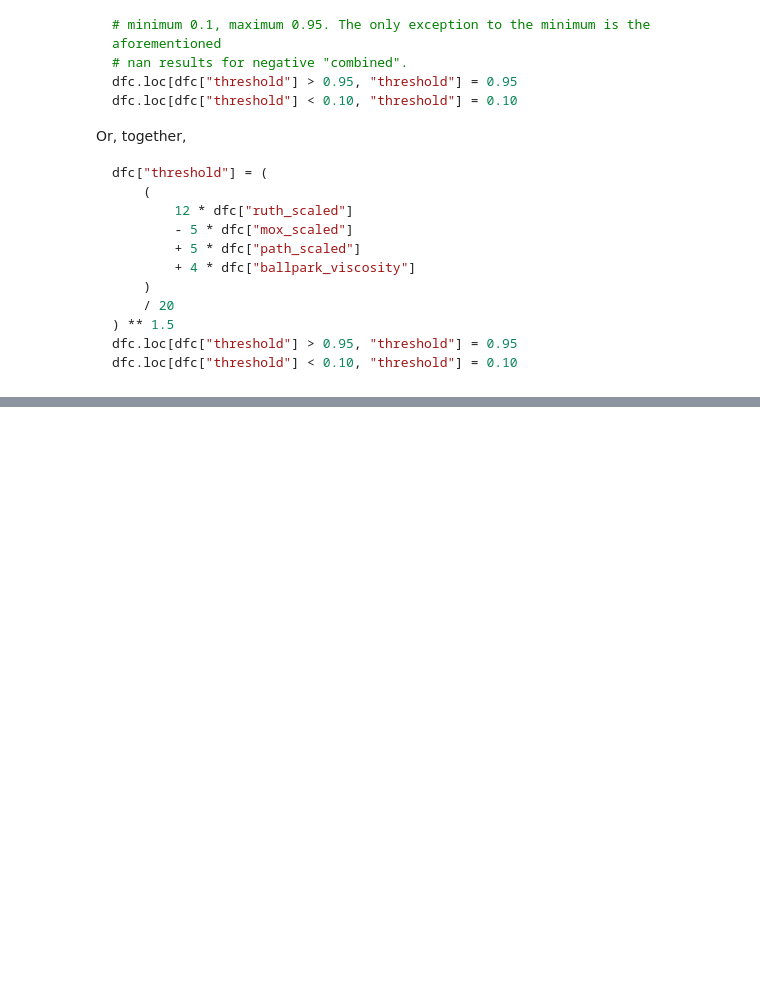
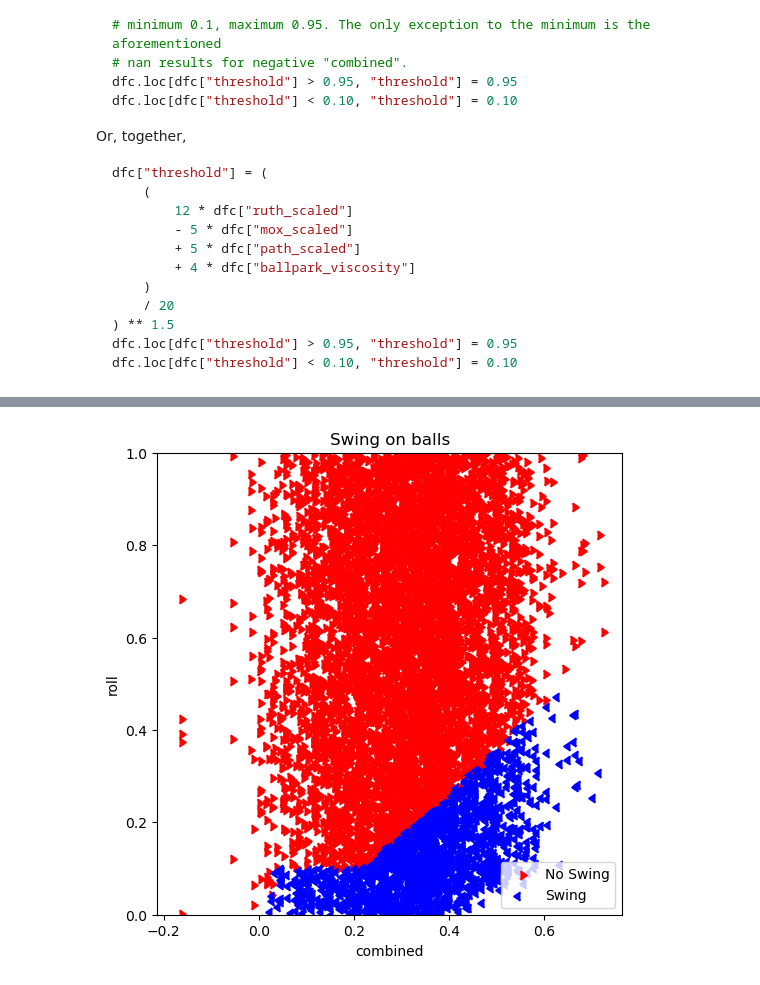
Before and after one commit to xSke/resim, a Jupyter notebook: notebooks/swing_on_ball.ipynb, the cells around one changed output, grey strips where cells are left out. Saved outputs shown, nothing was run; the diff lists cells and outputs as text; code cells hidden in the pictures; blank space fills up the shorter version.

Commit message:
swing-on-ball progress

```diff
--- a/notebooks/swing_on_ball.ipynb
+++ b/notebooks/swing_on_ball.ipynb
@@ -129,0 +322,33 @@ dfc["combined_log"] = np.log(dfc["combined"])
+# %%
+x_val = "combined"
+y_val = "roll"
+fig, ax = plt.subplots(1, figsize=(6, 6))
+
+ax.scatter(
+    dfc[~dfc["passed"]][x_val],
+    dfc[~dfc["passed"]][y_val],
+    color="red",
+    label="No Swing",
+    marker=CARETRIGHTBASE,
+)
+ax.scatter(
+    dfc[dfc["passed"]][x_val],
+    dfc[dfc["passed"]][y_val],
+    color="blue",
+    label="Swing",
+    marker=CARETLEFTBASE,
+)
+
+ax.set_xlabel(x_val)
+ax.set_ylabel(y_val)
+ax.set_title(f"Swing on balls")
+# ax.set_ylim(0, 1)
+if x_val == "threshold" or x_val == "svc":
+    ax.plot(ax.get_xlim(), ax.get_xlim())
+
+ax.legend(loc="lower right")
+ax.set_ylim(0, 1.0)
+# ax.set_xlim(-0.05, 0.05)
+fig.savefig("../figures/swing_balls.png", facecolor="white")
+# %% [output]
+[figure, added]
```
Also changed, not shown: parts of 27 cells of this notebook.
